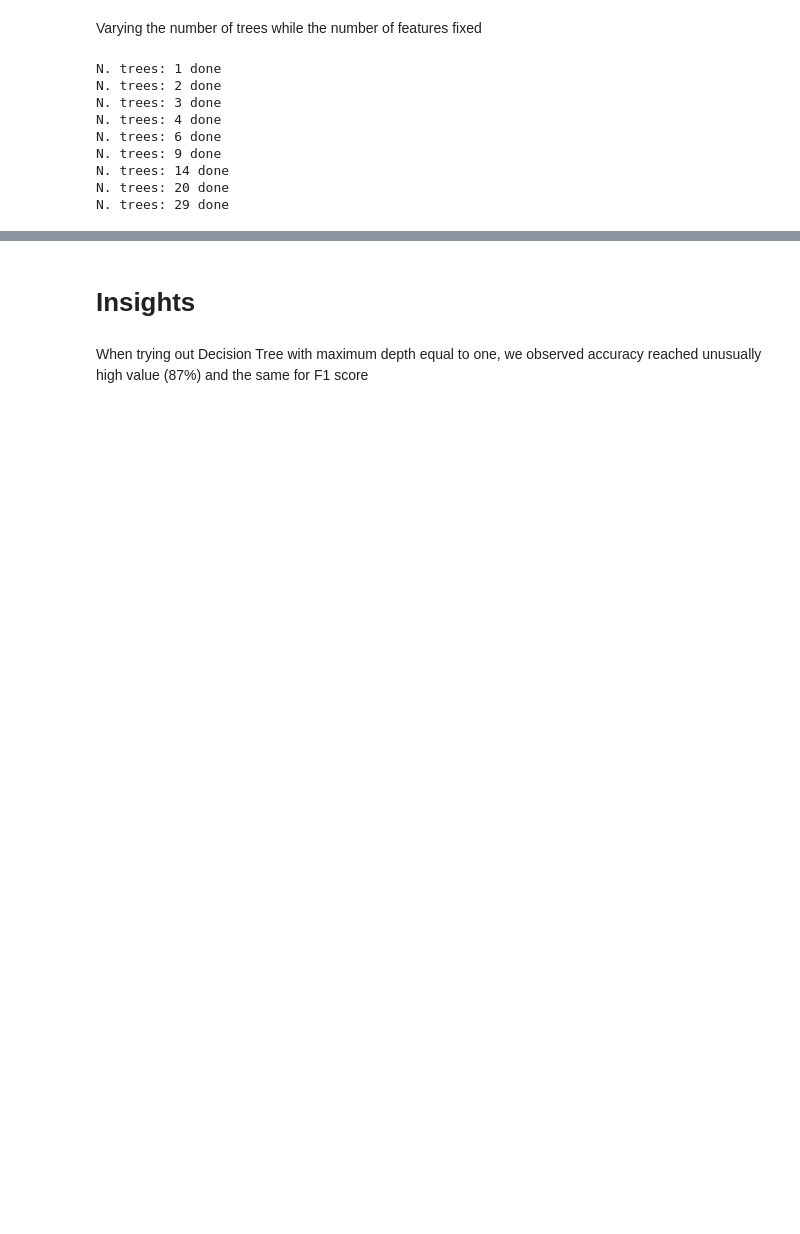
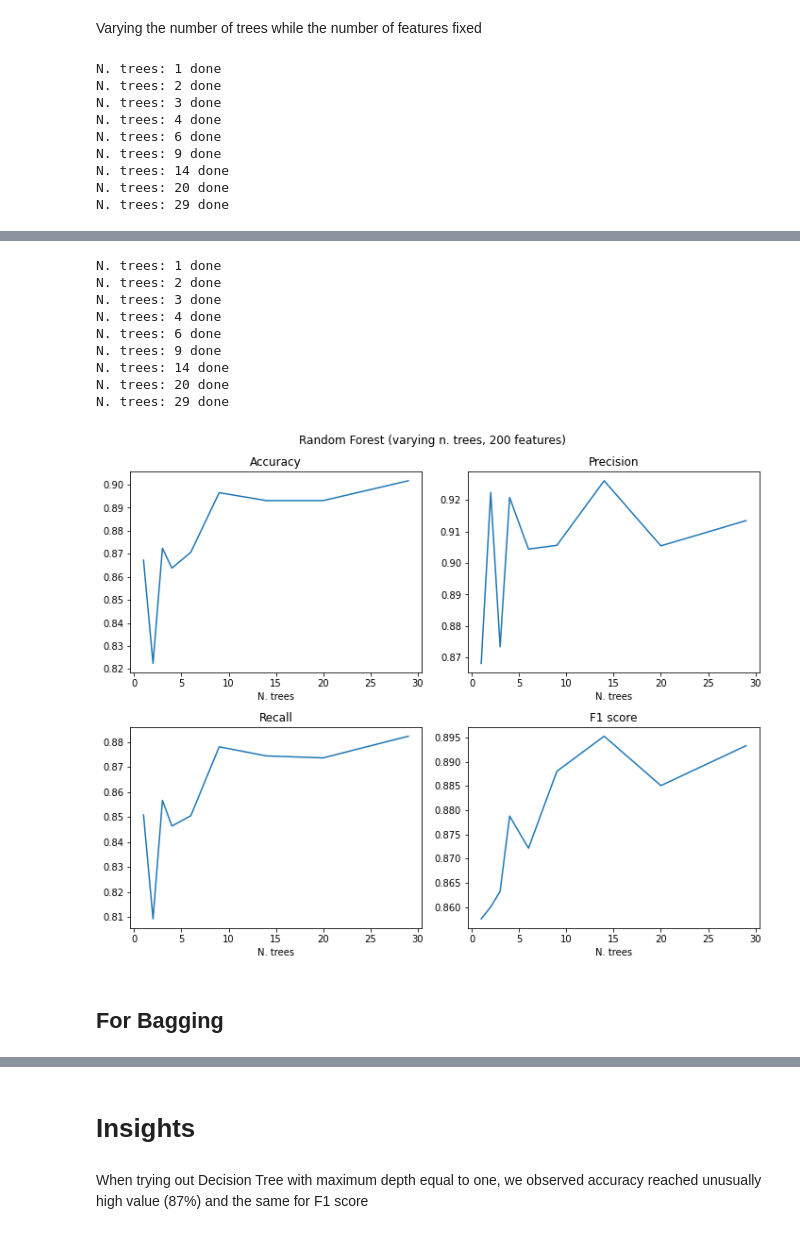
Before and after one commit to bunbohue19/Machine-Learning-Data-Mining, a Jupyter notebook: dtree-student-dropout.ipynb, the cells around one changed output, grey strips where cells are left out. Cells and saved outputs as stored; diff of their text form; code cells hidden in the pictures; blank space fills up the shorter version.

Commit message:
Add bagging plot

```diff
--- a/dtree-student-dropout.ipynb
+++ b/dtree-student-dropout.ipynb
@@ -790,0 +796,51 @@ plt.show()
+# %%
+n_trees_list = np.unique(np.logspace(np.log10(1), np.log10(30), num=10, dtype=int))
+accs = []
+precs = []
+recs = []
+f1s = []
+
+for n_trees in n_trees_list:
+    acc, prec, rec, f1_ = evaluate(RandomForest, X_dev, y_dev, X_val, y_val, args=[n_trees, 200], verbose=False)
+    accs.append(acc)
+    precs.append(prec)
+    recs.append(rec)
+    f1s.append(f1_)
+    print(f'N. trees: {n_trees} done')
+
+fig, ((ax1, ax2), (ax3, ax4)) = plt.subplots(2, 2, figsize=(10, 8))
+fig.suptitle("Random Forest (varying n. trees, 200 features)")
+
+ax1.plot(n_trees_list, accs)
+ax1.set_title("Accuracy")
+ax1.set_xlabel("N. trees")
+
+ax2.plot(n_trees_list, precs)
+ax2.set_title("Precision")
+ax2.set_xlabel("N. trees")
+
+ax3.plot(n_trees_list, recs)
+ax3.set_title("Recall")
+ax3.set_xlabel("N. trees")
+
+ax4.plot(n_trees_list, f1s)
+ax4.set_title("F1 score")
+ax4.set_xlabel("N. trees")
+
+plt.tight_layout()  # Optional: Adjust the spacing between subplots
+
+plt.savefig('images/rf_n_trees2.png')
+plt.show()
+# %% [output]
+N. trees: 1 done
+N. trees: 2 done
+N. trees: 3 done
+N. trees: 4 done
+N. trees: 6 done
+N. trees: 9 done
+N. trees: 14 done
+N. trees: 20 done
+N. trees: 29 done
+[figure, added]
+# %% [markdown]
+## For Bagging
```
Also changed, not shown: parts of 15 cells of this notebook, 4 other files.
